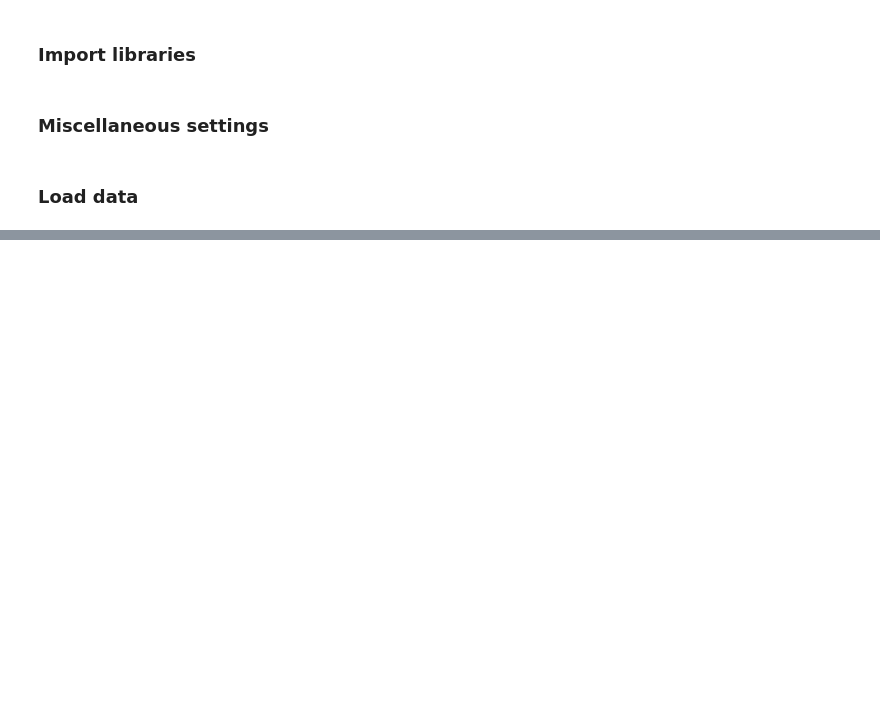
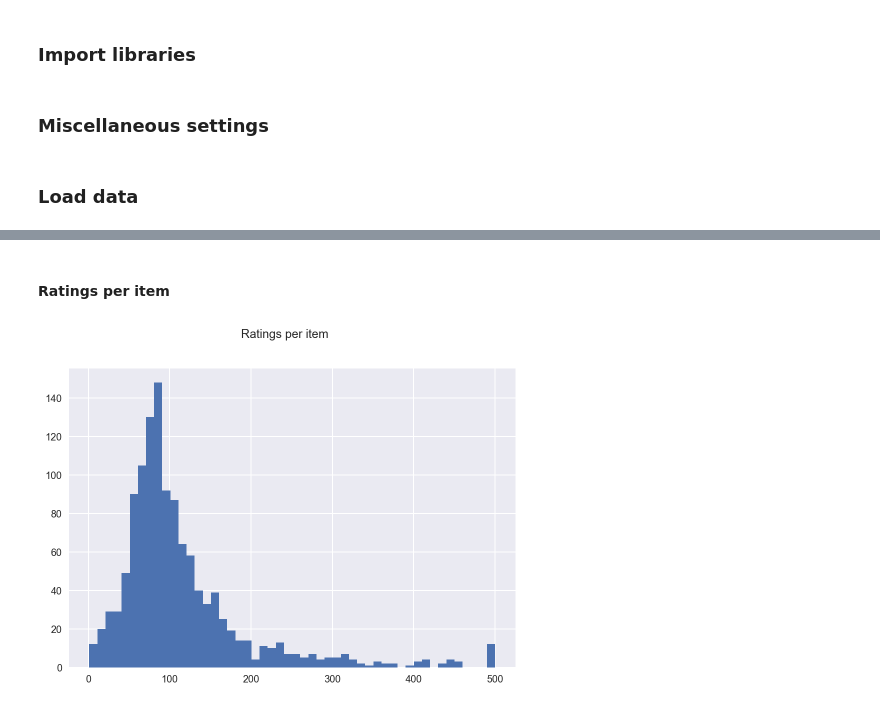
Before and after one commit to oort77/OTUS_PRO_HW7, a Jupyter notebook: main.ipynb, the cells around one changed output, grey strips where cells are left out. Saved outputs shown, nothing was run; the diff lists cells and outputs as text; code cells hidden in the pictures; blank space fills up the shorter version.

```diff
--- a/main.ipynb
+++ b/main.ipynb
@@ -45,8 +60,8 @@ warnings.filterwarnings("ignore")
 %matplotlib inline
 display(HTML("<style>.container { width:80% !important; }</style>"))
 %config InlineBackend.figure_format = 'retina'
-plt.rcParams["figure.figsize"] = (12, 4)
-plt.style.use("ggplot")
+plt.rcParams["figure.figsize"] = (10, 5)
+plt.style.use('seaborn')
 pd.options.display.precision = 4
 # %% [markdown]
 ### Load data
@@ -106,0 +162,9 @@ df['asin'].nunique()
+# %% [markdown]
+#### Ratings per item
+# %%
+data = train.groupby('asin')['overall'].count().clip(upper=500)
+data.hist(bins=50)
+plt.suptitle("Ratings per item")
+plt.show()
+# %% [output]
+[figure, added]
```
Also changed, not shown: parts of 93 cells of this notebook, 2 other files.
